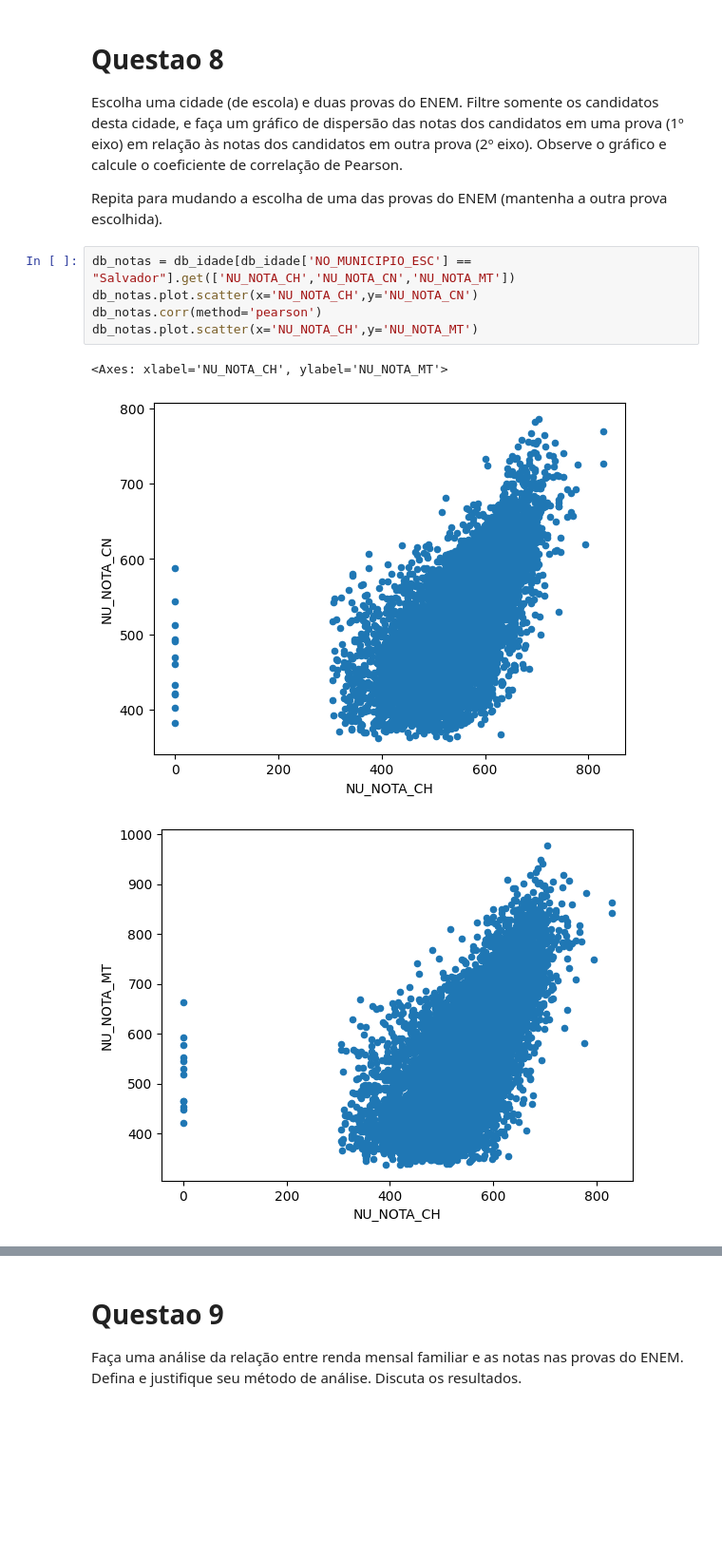
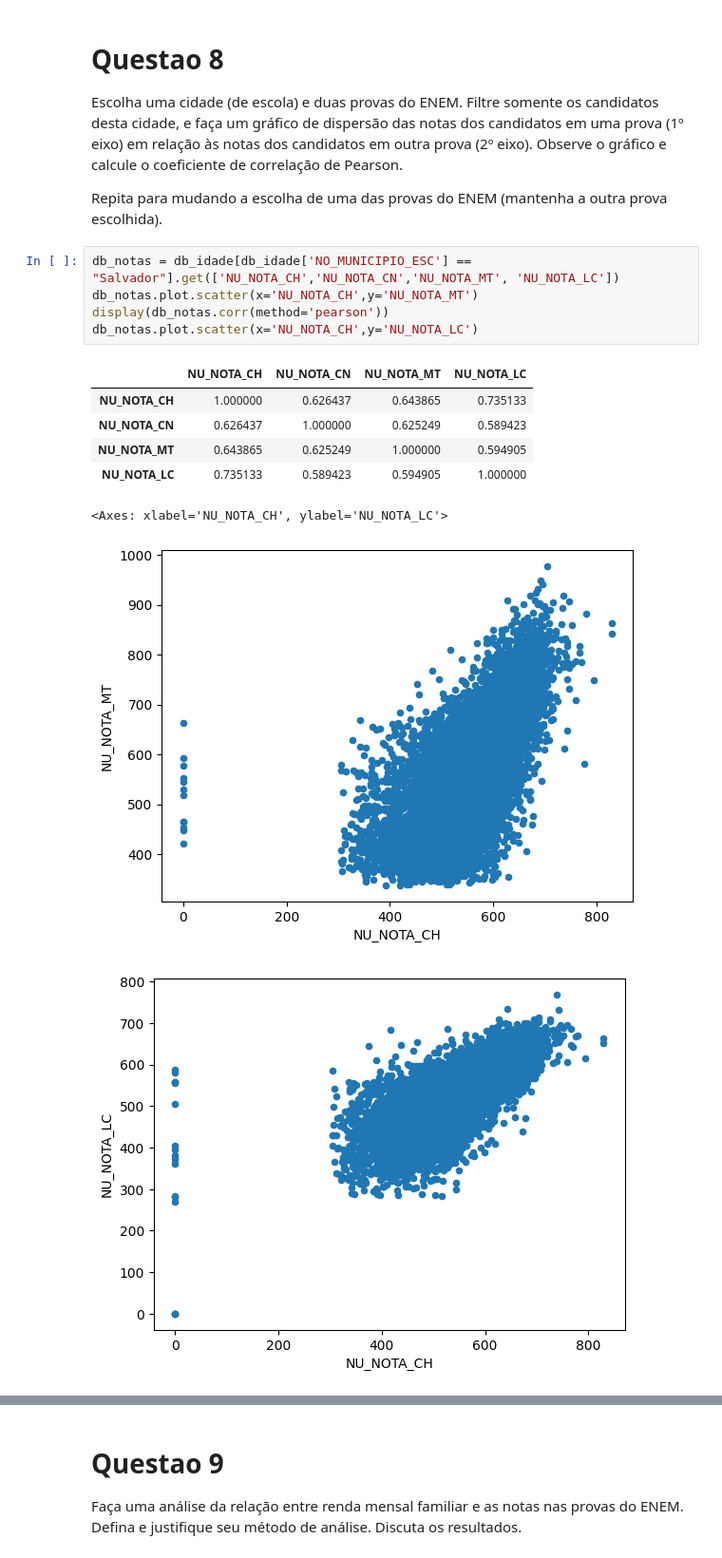
Before and after one commit to denielfer/Micro_dados_enem-2022, a Jupyter notebook: analize.ipynb, the cells around one changed output, grey strips where cells are left out. Shown at 95% size. Cells and saved outputs as stored; diff of their text form; blank space fills up the shorter version.

```diff
--- a/analize.ipynb
+++ b/analize.ipynb
@@ -225,11 +323,16 @@ Escolha uma cidade (de escola) e duas provas do ENEM. Filtre somente os candidat
 
 Repita para mudando a escolha de uma das provas do ENEM (mantenha a outra prova escolhida).
 # %%
-db_notas = db_idade[db_idade['NO_MUNICIPIO_ESC'] == "Salvador"].get(['NU_NOTA_CH','NU_NOTA_CN','NU_NOTA_MT'])
-db_notas.plot.scatter(x='NU_NOTA_CH',y='NU_NOTA_CN')
-db_notas.corr(method='pearson')
+db_notas = db_idade[db_idade['NO_MUNICIPIO_ESC'] == "Salvador"].get(['NU_NOTA_CH','NU_NOTA_CN','NU_NOTA_MT', 'NU_NOTA_LC'])
 db_notas.plot.scatter(x='NU_NOTA_CH',y='NU_NOTA_MT')
+display(db_notas.corr(method='pearson'))
+db_notas.plot.scatter(x='NU_NOTA_CH',y='NU_NOTA_LC')
 # %% [output]
+|  | NU_NOTA_CH | NU_NOTA_CN | NU_NOTA_MT | NU_NOTA_LC |
+| NU_NOTA_CH | 1.000000 | 0.626437 | 0.643865 | 0.735133 |
+| NU_NOTA_CN | 0.626437 | 1.000000 | 0.625249 | 0.589423 |
+| NU_NOTA_MT | 0.643865 | 0.625249 | 1.000000 | 0.594905 |
+| NU_NOTA_LC | 0.735133 | 0.589423 | 0.594905 | 1.000000 |
-<Axes: xlabel='NU_NOTA_CH', ylabel='NU_NOTA_MT'>
+<Axes: xlabel='NU_NOTA_CH', ylabel='NU_NOTA_LC'>
-[figure, old version]
+[figure, new version]
-[figure, old version]
+[figure, new version]
```
Also changed, not shown: parts of 33 cells of this notebook.
